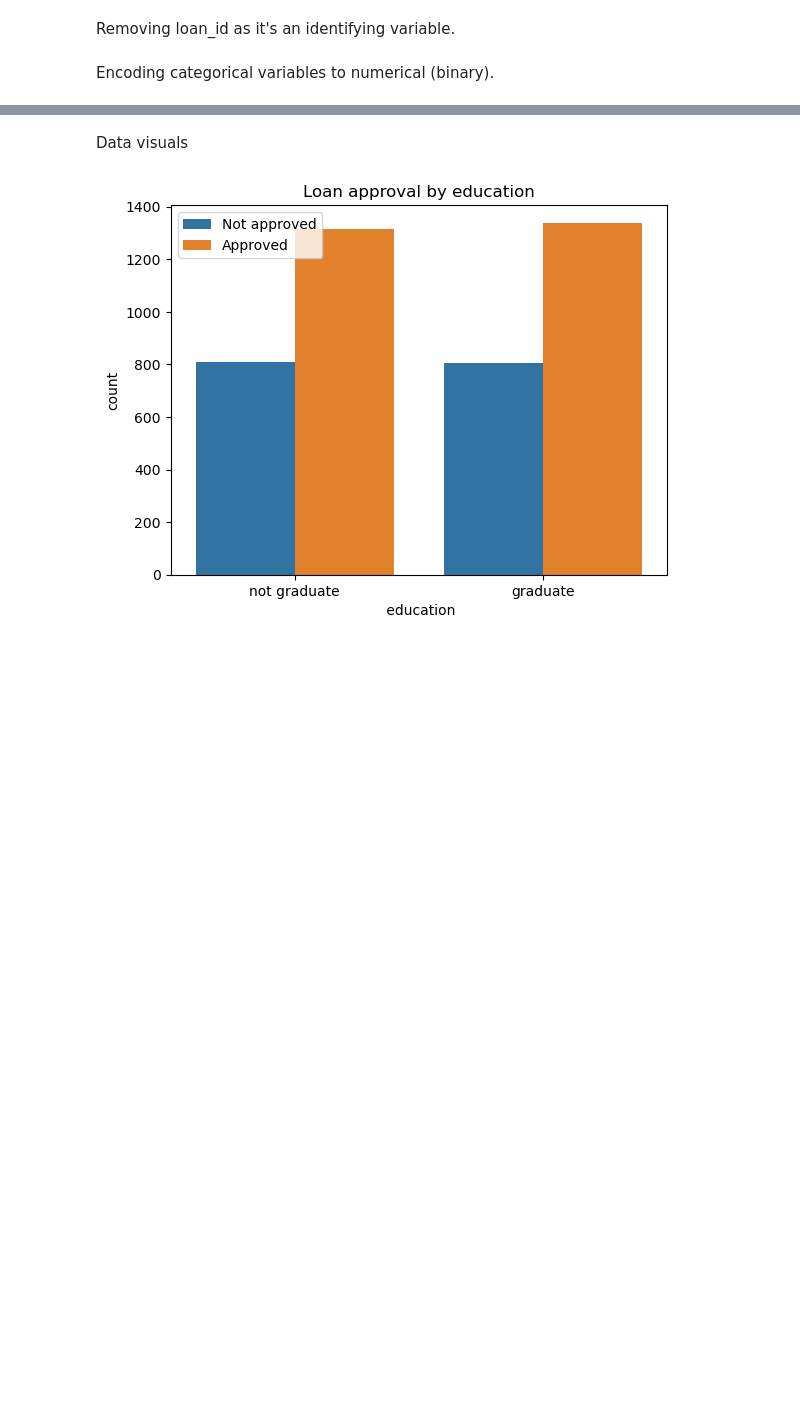
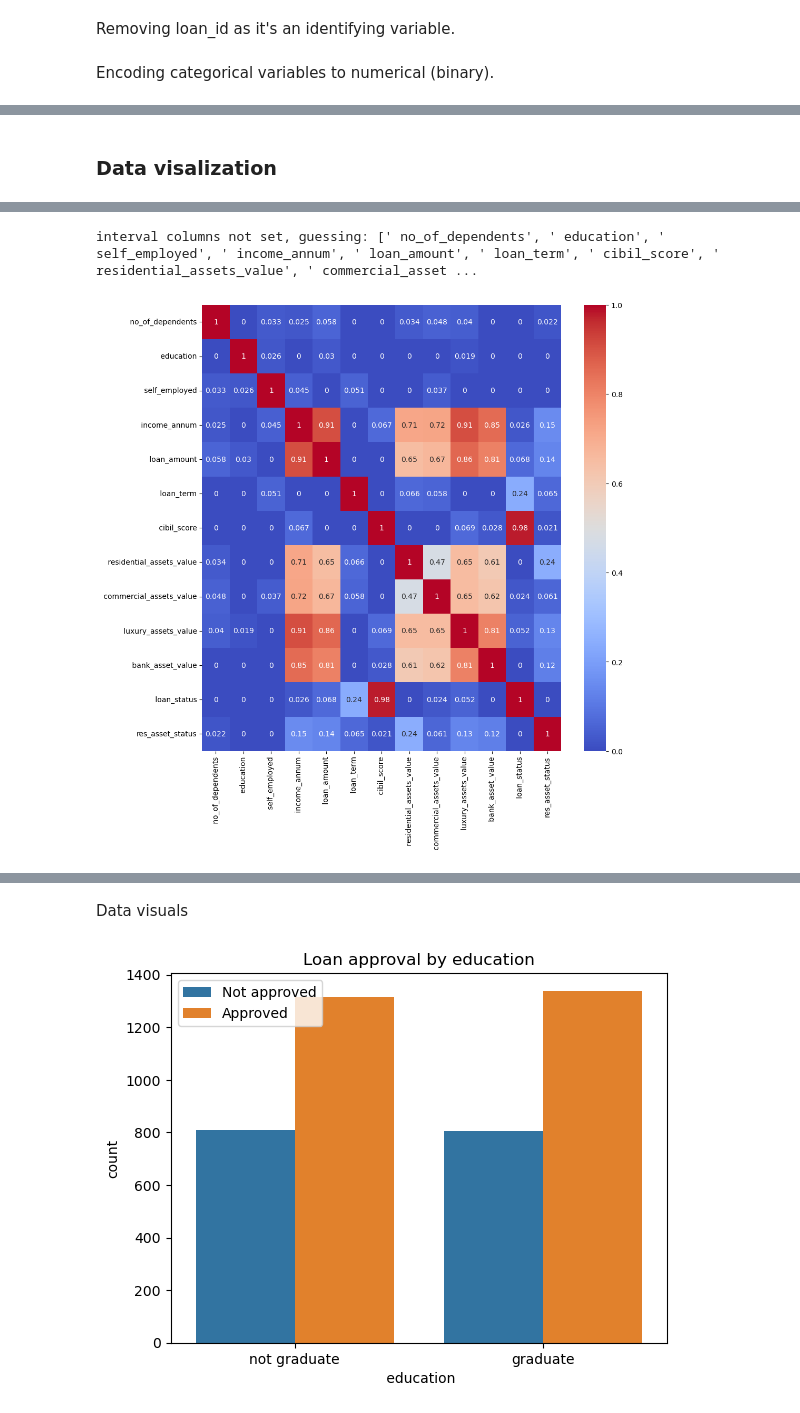
Before and after one commit to TaisyToming/data-science-projects, a Jupyter notebook: Loan Approval Prediction/Loan Approval Prediction.ipynb, the cells around one changed output, grey strips where cells are left out. Drawn from its saved outputs; the diff is of its cells as text; code cells hidden in the pictures; blank space fills up the shorter version.

```diff
--- a/Loan Approval Prediction/Loan Approval Prediction.ipynb
+++ b/Loan Approval Prediction/Loan Approval Prediction.ipynb
@@ -88,3 +152,10 @@ df[' residential_assets_value'].min()
+# %% [markdown]
+### Data visalization
 # %%
-df.corr()
+import phik
+from phik import report
+phik_matrix = df.phik_matrix()
+plt.figure(figsize = (11,11))
+sns.heatmap(phik_matrix, annot = True, cmap = "coolwarm")
+plt.show()
 # %% [output]
@@ -104,2 +162,4 @@ df.corr()
+interval columns not set, guessing: [' no_of_dependents', ' education', ' self_employed', ' income_annum', ' loan_amount', ' loan_term', ' cibil_score', ' residential_assets_value', ' commercial_asset ...
+[figure, added]
 # %%
 plt.figure(figsize=(11,11))
```
Also changed, not shown: parts of 32 cells of this notebook.
